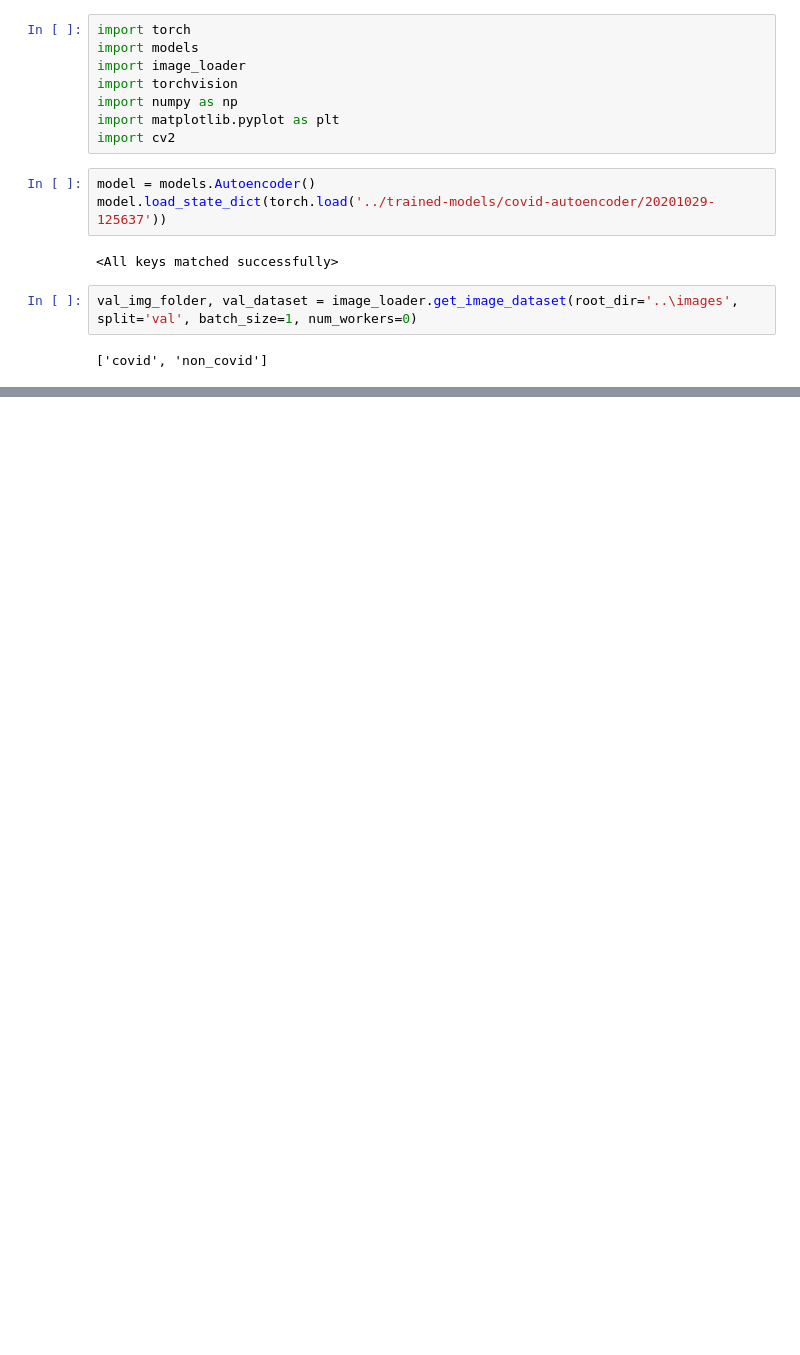
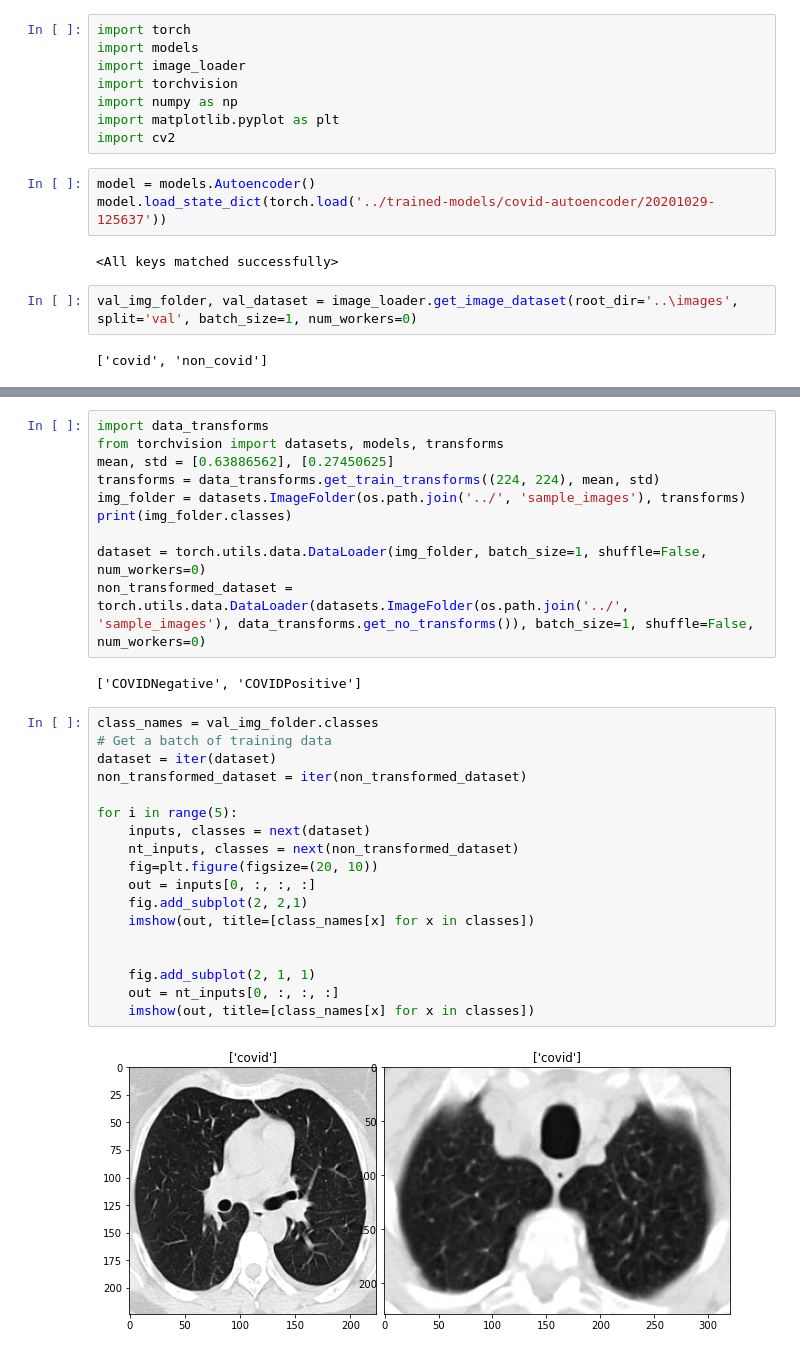
Before and after one commit to acoadmarmon/covid-autoencoder-cv, a Jupyter notebook: covid_autoencoder/model_results.ipynb, the cells around one changed output, grey strips where cells are left out. Drawn from its saved outputs; the diff is of its cells as text; blank space fills up the shorter version.

```diff
--- a/covid_autoencoder/model_results.ipynb
+++ b/covid_autoencoder/model_results.ipynb
@@ -49,0 +75,32 @@ imshow(out, title=[class_names[x] for x in classes])
+# %%
+import data_transforms
+from torchvision import datasets, models, transforms
+mean, std = [0.63886562], [0.27450625]
+transforms = data_transforms.get_train_transforms((224, 224), mean, std)
+img_folder = datasets.ImageFolder(os.path.join('../', 'sample_images'), transforms)
+print(img_folder.classes)
+
+dataset = torch.utils.data.DataLoader(img_folder, batch_size=1, shuffle=False, num_workers=0)
+non_transformed_dataset = torch.utils.data.DataLoader(datasets.ImageFolder(os.path.join('../', 'sample_images'), data_transforms.get_no_transforms()), batch_size=1, shuffle=False, num_workers=0)
+# %% [output]
+['COVIDNegative', 'COVIDPositive']
+# %%
+class_names = val_img_folder.classes
+# Get a batch of training data
+dataset = iter(dataset)
+non_transformed_dataset = iter(non_transformed_dataset)
+
+for i in range(5):
+    inputs, classes = next(dataset)
+    nt_inputs, classes = next(non_transformed_dataset)
+    fig=plt.figure(figsize=(20, 10))
+    out = inputs[0, :, :, :]
+    fig.add_subplot(2, 2,1)
+    imshow(out, title=[class_names[x] for x in classes])
+
+
+    fig.add_subplot(2, 1, 1)
+    out = nt_inputs[0, :, :, :]
+    imshow(out, title=[class_names[x] for x in classes])
+# %% [output]
+[figure, added]
```
Also changed, not shown: parts of 3 cells of this notebook, 11 other files.
